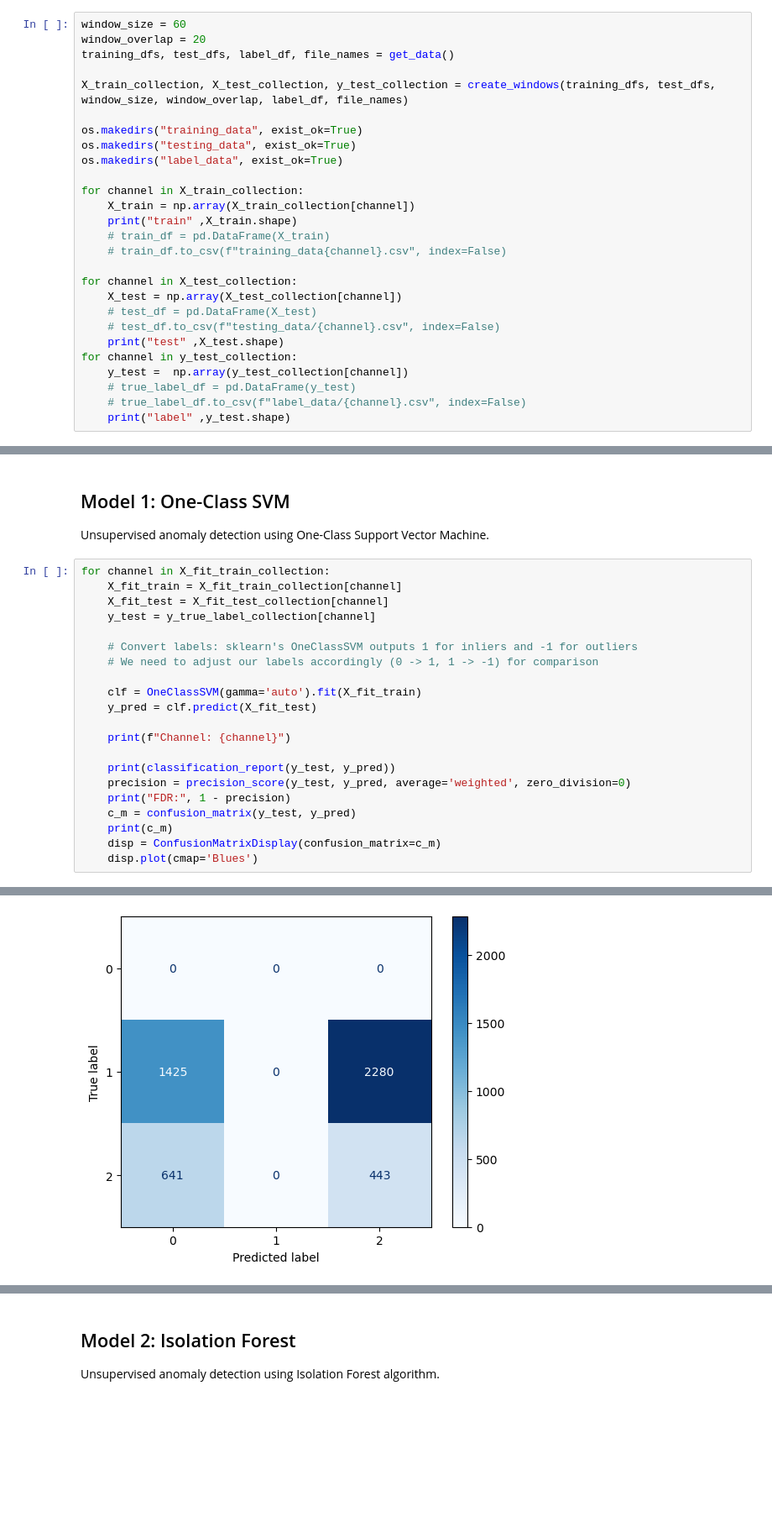
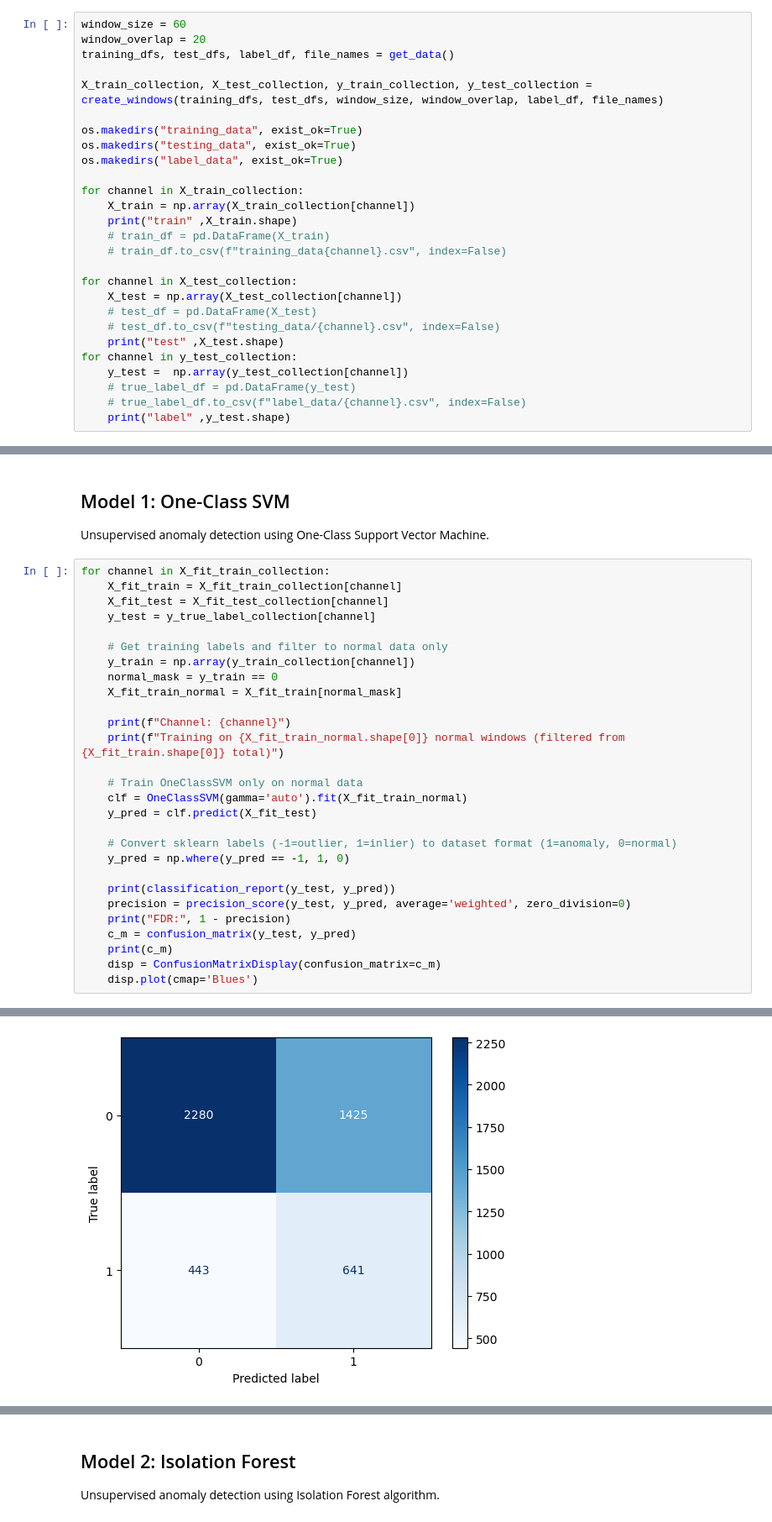
Before and after one commit to haruta-otaki/Anomaly-Detection-and-Prognostics-in-Spacecraft-Telemetry-Data, a Jupyter notebook: model.ipynb, the cells around one changed output, grey strips where cells are left out. Shown at 84% size. Saved outputs shown, nothing was run; the diff lists cells and outputs as text; blank space fills up the shorter version.

Commit message:
improved recall + precision for channels G and B

```diff
--- a/model.ipynb
+++ b/model.ipynb
@@ -1006,7 +1017,7 @@ window_size = 60
 window_overlap = 20
 training_dfs, test_dfs, label_df, file_names = get_data()
 
-X_train_collection, X_test_collection, y_test_collection = create_windows(training_dfs, test_dfs, window_size, window_overlap, label_df, file_names)
+X_train_collection, X_test_collection, y_train_collection, y_test_collection = create_windows(training_dfs, test_dfs, window_size, window_overlap, label_df, file_names)
 
 os.makedirs("training_data", exist_ok=True)
 os.makedirs("testing_data", exist_ok=True)
@@ -1195,13 +1207,20 @@ for channel in X_fit_train_collection:
     X_fit_test = X_fit_test_collection[channel]
     y_test = y_true_label_collection[channel]
 
-    # Convert labels: sklearn's OneClassSVM outputs 1 for inliers and -1 for outliers
-    # We need to adjust our labels accordingly (0 -> 1, 1 -> -1) for comparison
+    # Get training labels and filter to normal data only
+    y_train = np.array(y_train_collection[channel])
+    normal_mask = y_train == 0
+    X_fit_train_normal = X_fit_train[normal_mask]
 
-    clf = OneClassSVM(gamma='auto').fit(X_fit_train)
+    print(f"Channel: {channel}")
+    print(f"Training on {X_fit_train_normal.shape[0]} normal windows (filtered from {X_fit_train.shape[0]} total)")
+
+    # Train OneClassSVM only on normal data
+    clf = OneClassSVM(gamma='auto').fit(X_fit_train_normal)
     y_pred = clf.predict(X_fit_test)
 
-    print(f"Channel: {channel}")
+    # Convert sklearn labels (-1=outlier, 1=inlier) to dataset format (1=anomaly, 0=normal)
+    y_pred = np.where(y_pred == -1, 1, 0)
 
     print(classification_report(y_test, y_pred))
     precision = precision_score(y_test, y_pred, average='weighted', zero_division=0)
@@ -1364 +1279 @@ FDR: 1.0
-[figure, old version]
+[figure, new version]
```
Also changed, not shown: parts of 12 cells of this notebook.
